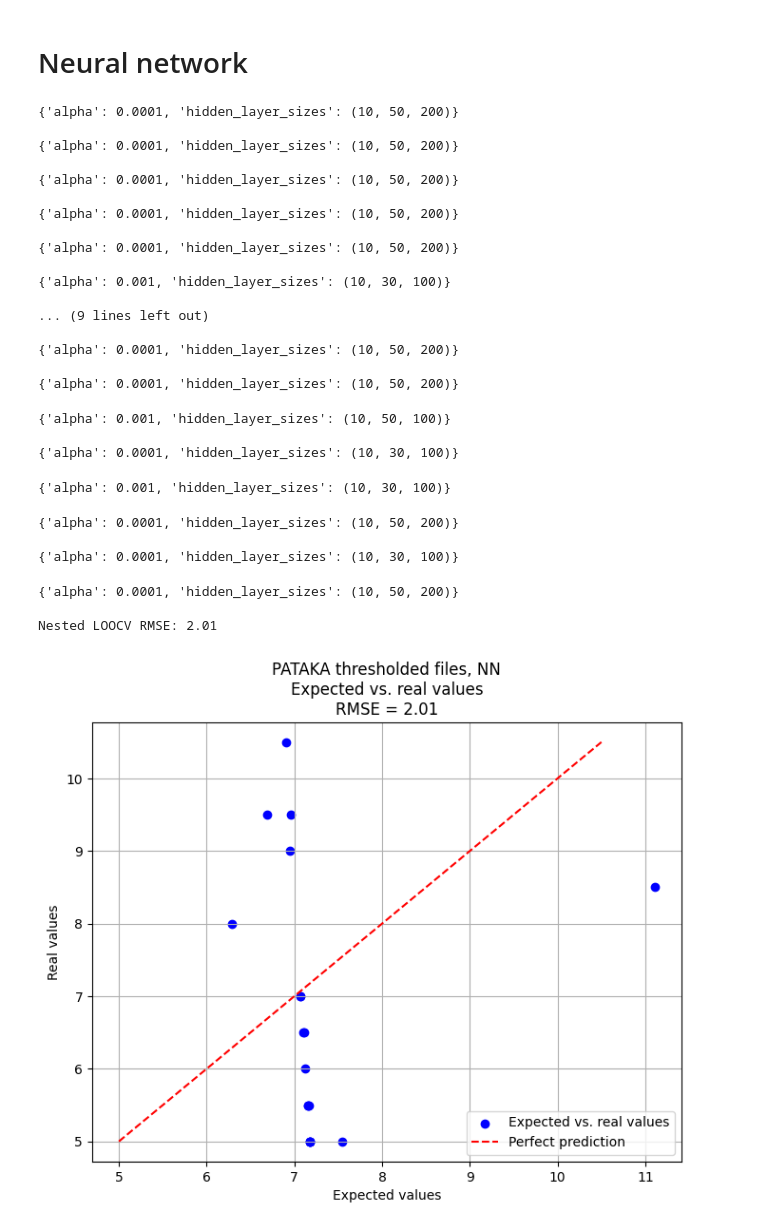
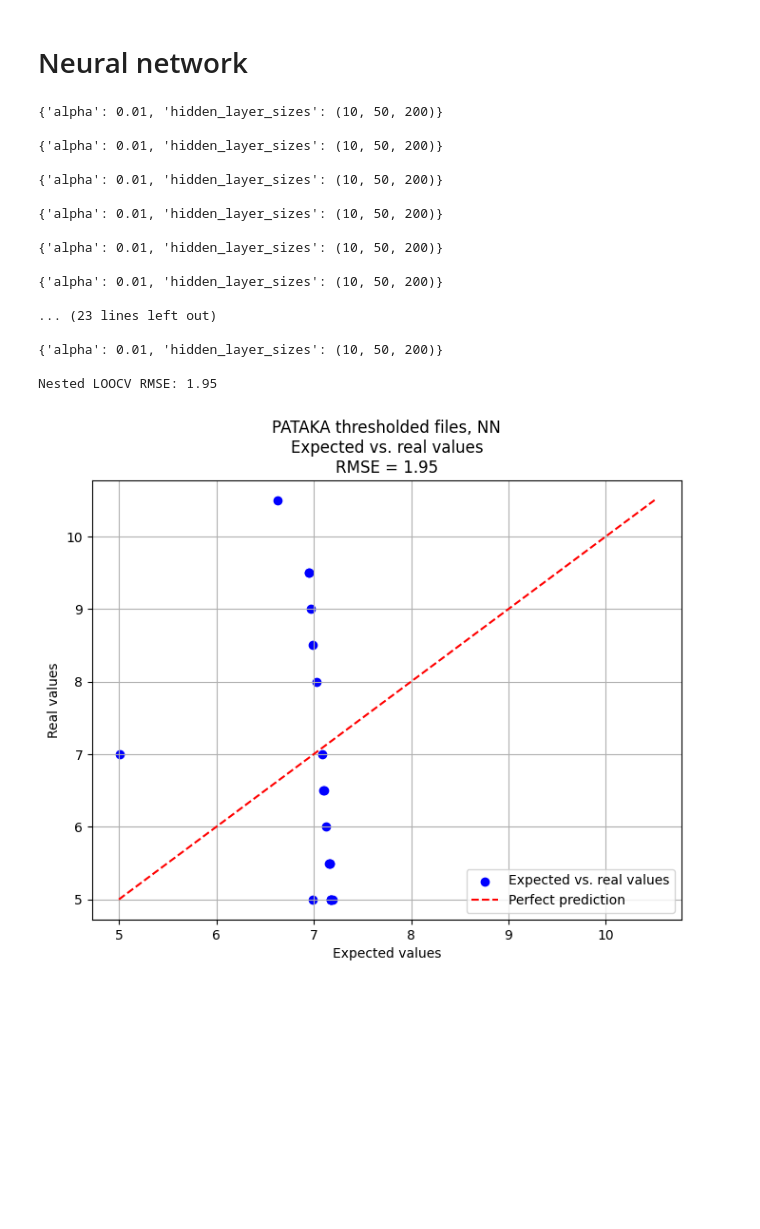
Before and after one commit to GiuseppeCurrao/Extraction-of-vocal-feature-for-ALS-speech-score-regression, a Jupyter notebook: Code/Regressor_PATAKA.ipynb, the cells around one changed output. Saved outputs shown, nothing was run; the diff lists cells and outputs as text; code cells hidden in the pictures; blank space fills up the shorter version.

```diff
--- a/Code/Regressor_PATAKA.ipynb
+++ b/Code/Regressor_PATAKA.ipynb
@@ -314,7 +314,7 @@ nn = MLPRegressor(
     max_iter= 3500
 )
 param_grid = {
-    'hidden_layer_sizes': [ (10, 30, 100), (10, 50, 100), (10, 50, 200), (10, 100, 100)],
+    'hidden_layer_sizes': [ (10, 50), (10, 100),(10, 30, 100), (10, 50, 100), (10, 100, 100)],
     'alpha': [0.0001, 0.001, 0.01],
 }
 
@@ -696,7 +696,7 @@ nn = MLPRegressor(
     max_iter= 5000
 )
 param_grid = {
-    'hidden_layer_sizes': [ (10, 30, 100), (10, 50, 100), (10, 50, 200), (10, 100, 100)],
+    'hidden_layer_sizes': [ (10, 50), (10, 100), (20, 50, 200), (10, 30, 100), (10, 50, 100), (10, 50, 200), (10, 100, 100)],
     'alpha': [0.0001, 0.001, 0.01],
 }
 
@@ -739,50 +739,40 @@ for i in range(len(y_pred)):
     else:
         y_p[i] = y_pred[i]
 
 # Calcolare l'RMSE sui risultati finali
 final_rmse = np.sqrt(mean_squared_error(y_t, y_p))
 print(f'Nested LOOCV RMSE: {final_rmse:.2f}')
 plt.figure(figsize=(8, 6))
 plt.scatter(y_p, y_t, color='blue', label='Expected vs. real values')
 
 # Perfect prevision line
 plt.plot([y_t.min(), y_t.max()], [y_t.min(), y_t.max()], color='red', linestyle='--', label='Perfect prediction')
 
 
 plt.xlabel('Expected values')
 plt.ylabel('Real values')
 plt.title('PATAKA thresholded files, NN\nExpected vs. real values\nRMSE = {:.2f}'.format(final_rmse))
 
 plt.legend()
 
 plt.grid(True)
 plt.show()
 # %% [output]
-{'alpha': 0.0001, 'hidden_layer_sizes': (10, 50, 200)}
+{'alpha': 0.01, 'hidden_layer_sizes': (10, 50, 200)}
 
-{'alpha': 0.0001, 'hidden_layer_sizes': (10, 50, 200)}
+{'alpha': 0.01, 'hidden_layer_sizes': (10, 50, 200)}
 
-{'alpha': 0.0001, 'hidden_layer_sizes': (10, 50, 200)}
+{'alpha': 0.01, 'hidden_layer_sizes': (10, 50, 200)}
 
-{'alpha': 0.0001, 'hidden_layer_sizes': (10, 50, 200)}
+{'alpha': 0.01, 'hidden_layer_sizes': (10, 50, 200)}
 
-{'alpha': 0.0001, 'hidden_layer_sizes': (10, 50, 200)}
+{'alpha': 0.01, 'hidden_layer_sizes': (10, 50, 200)}
 
-{'alpha': 0.001, 'hidden_layer_sizes': (10, 30, 100)}
+{'alpha': 0.01, 'hidden_layer_sizes': (10, 50, 200)}
 
-... (9 lines left out)
+... (23 lines left out)
 
-{'alpha': 0.0001, 'hidden_layer_sizes': (10, 50, 200)}
+{'alpha': 0.01, 'hidden_layer_sizes': (10, 50, 200)}
 
-{'alpha': 0.0001, 'hidden_layer_sizes': (10, 50, 200)}
+Nested LOOCV RMSE: 1.95
-{'alpha': 0.001, 'hidden_layer_sizes': (10, 50, 100)}
-
-{'alpha': 0.0001, 'hidden_layer_sizes': (10, 30, 100)}
-{'alpha': 0.001, 'hidden_layer_sizes': (10, 30, 100)}
-{'alpha': 0.0001, 'hidden_layer_sizes': (10, 50, 200)}
-
-{'alpha': 0.0001, 'hidden_layer_sizes': (10, 30, 100)}
-{'alpha': 0.0001, 'hidden_layer_sizes': (10, 50, 200)}
-
-Nested LOOCV RMSE: 2.01
-[figure, old version]
+[figure, new version]
```
Also changed, not shown: parts of 8 cells of this notebook, 9 other files.
